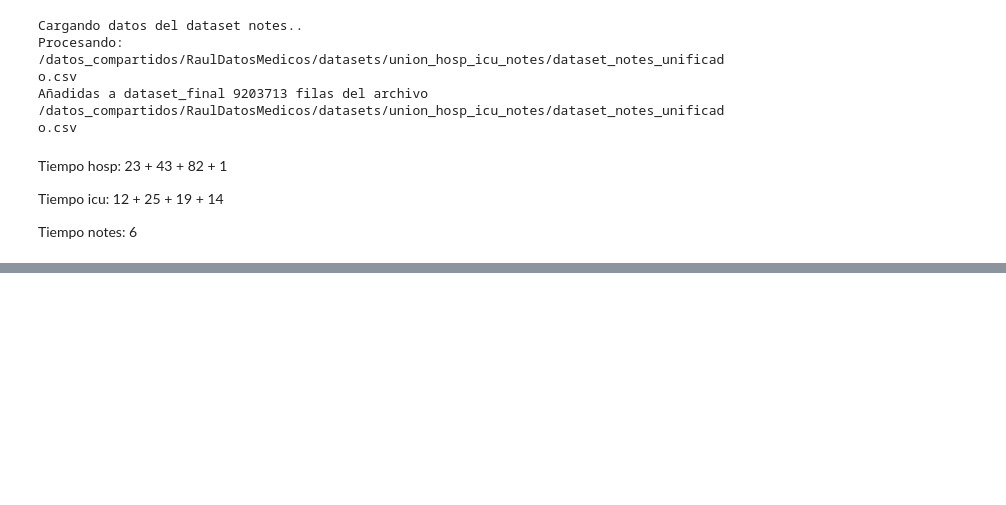
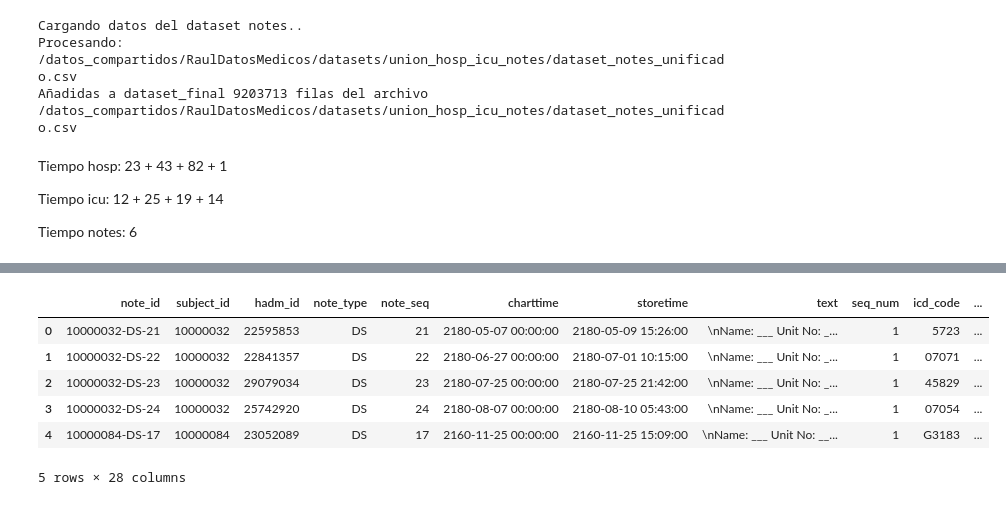
Before and after one commit to ugritai/medicalReports, a Jupyter notebook: preprocessing.ipynb, the cells around one changed output, grey strips where cells are left out. Saved outputs shown, nothing was run; the diff lists cells and outputs as text; code cells hidden in the pictures; blank space fills up the shorter version.

Commit message:
merge de pacientes, admisiones y notes

```diff
--- a/preprocessing.ipynb
+++ b/preprocessing.ipynb
@@ -853,0 +877,2 @@ Tiempo notes: 6
+# %%
+df_notes = pd.read_csv("/home/raulmartinez/medicalReports/datasets/notes/notes_merged.csv", low_memory=False)
@@ -853,0 +897,10 @@ Tiempo notes: 6
+# %%
+df_notes.head()
+# %% [output]
+|  | note_id | subject_id | hadm_id | note_type | note_seq | charttime | storetime | text | seq_num | icd_code | ... |
+| 0 | 10000032-DS-21 | 10000032 | 22595853 | DS | 21 | 2180-05-07 00:00:00 | 2180-05-09 15:26:00 | \nName: ___ Unit No: _... | 1 | 5723 | ... |
+| 1 | 10000032-DS-22 | 10000032 | 22841357 | DS | 22 | 2180-06-27 00:00:00 | 2180-07-01 10:15:00 | \nName: ___ Unit No: _... | 1 | 07071 | ... |
+| 2 | 10000032-DS-23 | 10000032 | 29079034 | DS | 23 | 2180-07-25 00:00:00 | 2180-07-25 21:42:00 | \nName: ___ Unit No: _... | 1 | 45829 | ... |
+| 3 | 10000032-DS-24 | 10000032 | 25742920 | DS | 24 | 2180-08-07 00:00:00 | 2180-08-10 05:43:00 | \nName: ___ Unit No: _... | 1 | 07054 | ... |
+| 4 | 10000084-DS-17 | 10000084 | 23052089 | DS | 17 | 2160-11-25 00:00:00 | 2160-11-25 15:09:00 | \nName: ___ Unit No: __... | 1 | G3183 | ... |
+5 rows × 28 columns
```
Also changed, not shown: parts of 9 cells of this notebook, 1 other file.
